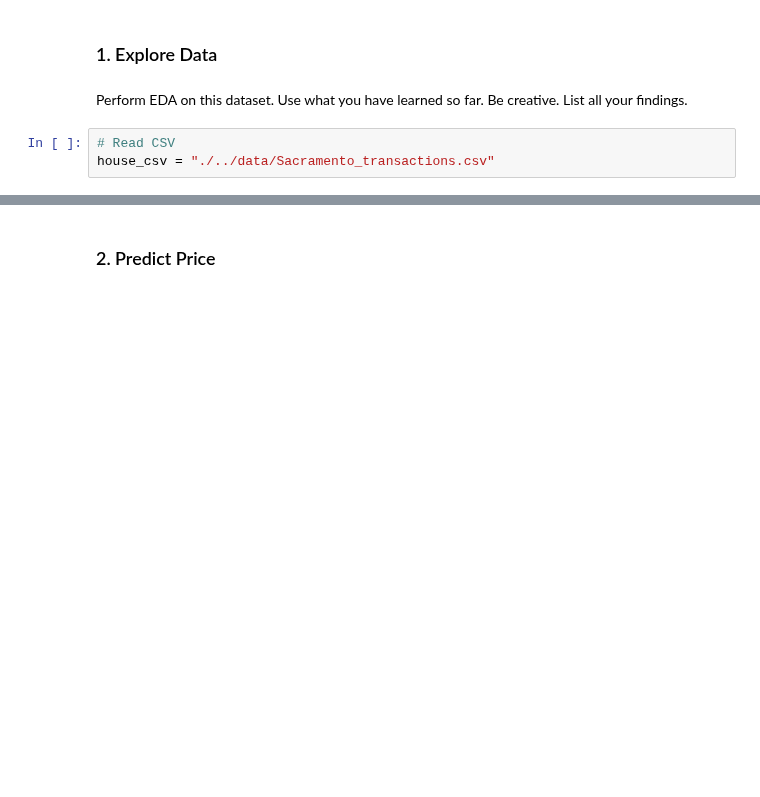
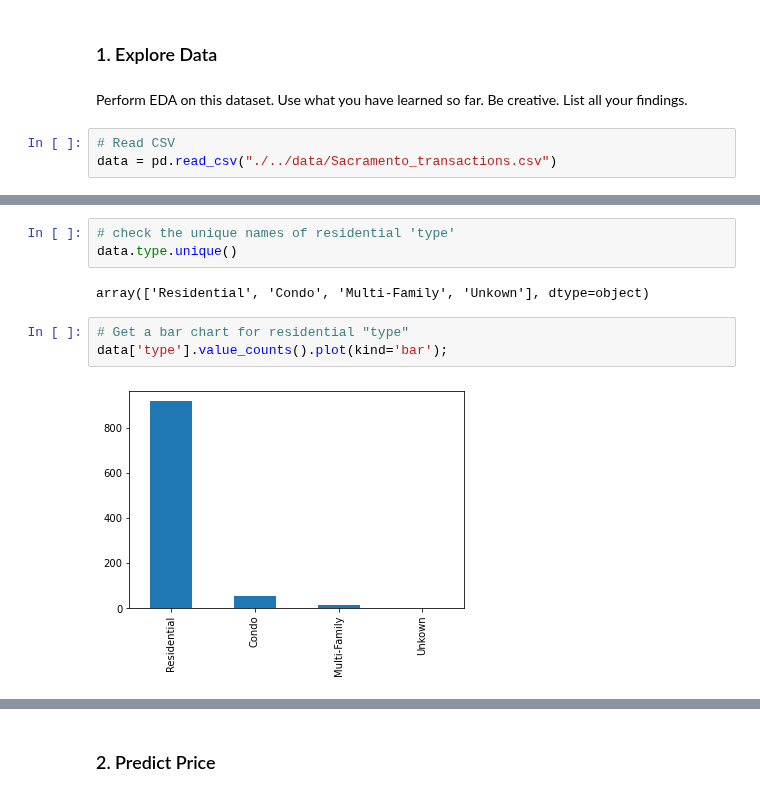
Before and after one commit to reediredale/institute-of-data, a Jupyter notebook: Module 4/Lab_4.1.1.ipynb, the cells around one changed output, grey strips where cells are left out. Cells and saved outputs as stored; diff of their text form; blank space fills up the shorter version.

```diff
--- a/Module 4/Lab_4.1.1.ipynb
+++ b/Module 4/Lab_4.1.1.ipynb
@@ -22,4 +24,4 @@ import pandas as pd
 Perform EDA on this dataset. Use what you have learned so far. Be creative. List all your findings.
 # %%
 # Read CSV
-house_csv = "./../data/Sacramento_transactions.csv"
+data = pd.read_csv("./../data/Sacramento_transactions.csv")
@@ -25,0 +141,10 @@ house_csv = "./../data/Sacramento_transactions.csv"
+# %%
+# check the unique names of residential 'type'
+data.type.unique()
+# %% [output]
+array(['Residential', 'Condo', 'Multi-Family', 'Unkown'], dtype=object)
+# %%
+# Get a bar chart for residential "type"
+data['type'].value_counts().plot(kind='bar');
+# %% [output]
+[figure, added]
```
Also changed, not shown: parts of 48 cells of this notebook.
